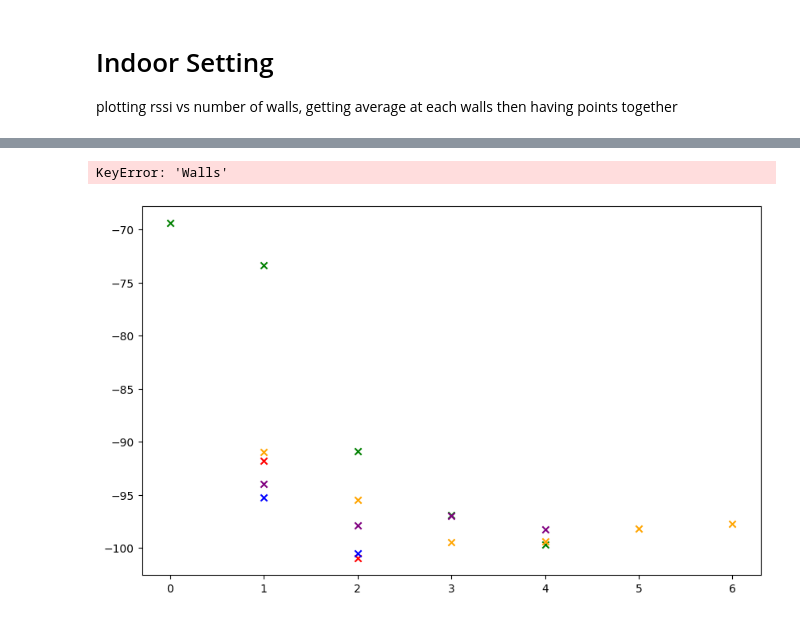
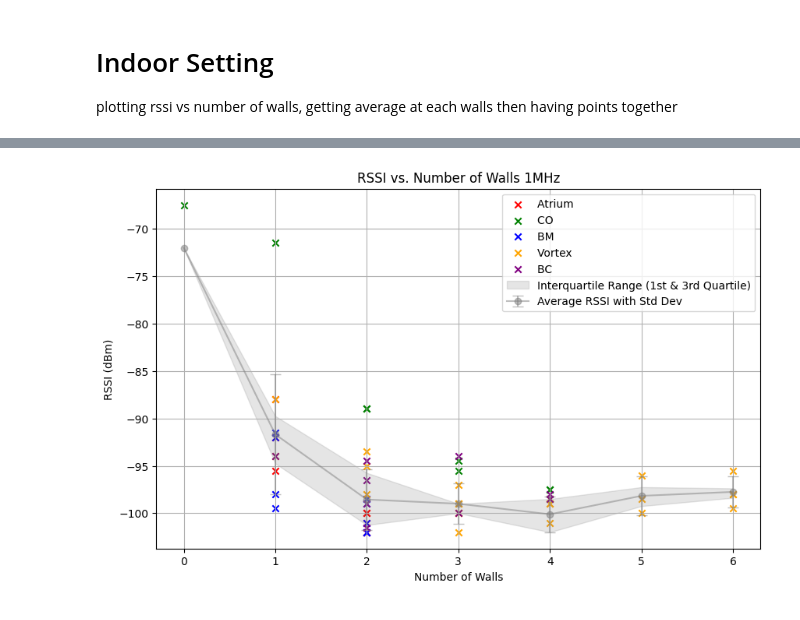
Before and after one commit to A-Raffoul/WiFi_HaLow, a Jupyter notebook: graph.ipynb, the cells around one changed output, grey strips where cells are left out. Drawn from its saved outputs; the diff is of its cells as text; code cells hidden in the pictures.

```diff
--- a/graph.ipynb
+++ b/graph.ipynb
@@ -425,8 +491,8 @@ getting average at each walls then having points together
 # %%
 # Extracting of scenarios of specific buildings from indoor logs
 indoor_directory = r'data\indoor\logs\results_indoor_STA_1MHz\atrium_tests'
-scenarios_atrium_1M = extract_scenarios_from_text_files(indoor_directory)
-df_atrium_1M = scenarios_to_dataframe(scenarios_atrium_1M)
+scenario_atrium_1M = extract_scenarios_from_text_files(indoor_directory)
+df_atrium_1M = scenarios_to_dataframe(scenario_atrium_1M)
 
 indoor_directory = r'data\indoor\logs\results_indoor_STA_1MHz\CO_tests'
 scenario_CO_1M= extract_scenarios_from_text_files(indoor_directory)
@@ -463,6 +529,8 @@ df_vortex_2M = scenarios_to_dataframe(scenario_vortex_2M)
 indoor_directory = r'data\indoor\logs\results_indoor_STA_2MHz\BC_tests'
 scenario_BC_2M= extract_scenarios_from_text_files(indoor_directory)
 df_BC_2M = scenarios_to_dataframe(scenario_BC_2M)
+
+df_all_wo_vortex = scenarios_to_dataframe(scenario_CO_1M+ scenario_BM_1M + scenario_BC_1M +scenario_atrium_1M)
 # %% [output]
 floor_1_pos_1_1Mhz_indoor_1827.txt
 floor_1_pos_2_1Mhz_indoor_1829.txt
@@ -500,7 +568,7 @@ def plot_rssi_vs_walls(df_measurements):
 
 
     # Plot the mean values with error bars for the standard deviation
-    plt.errorbar(walls, mean_values, yerr=std_values, fmt='-o', capsize=5, label='Average RSSI with Std Dev')
+    plt.errorbar(walls, mean_values, yerr=std_values, fmt='-o', capsize=5, label='Average RSSI with Std Dev', color='grey', alpha=0.5)
 
     # Plot the shaded area for the interquartile range
     plt.fill_between(walls, q1_values, q3_values, color='gray', alpha=0.2, label='Interquartile Range (1st & 3rd Quartile)')
@@ -510,42 +578,34 @@ def plot_rssi_vs_walls(df_measurements):
     statistics_df = pd.DataFrame({
         'Mean RSSI': mean_rssi,
         'Std Dev RSSI': std_rssi,
         '1st Quartile RSSI': q1_rssi,
         '3rd Quartile RSSI': q3_rssi
     })
     # print(statistics_df)
 
 def plot_scatter_rssi_vs_walls(df_measurements, label, color ='blue'):
-    # Group by number of walls and calculate the statistics
-    grouped = df_measurements.groupby('Walls')['RSSI Median']
-    mean_rssi = grouped.mean()
-    std_rssi = grouped.std()
-
     # Prepare data for plotting
-    walls = mean_rssi.index
-    mean_values = mean_rssi.values
-
-
+    walls = df_measurements['Walls']
+    mean_values = df_measurements['RSSI Median']
     # Plot the mean values with error bars for the standard deviation
     plt.scatter(walls, mean_values ,color=color, label=label, marker='x')
 
 # Plotting the graph
 plt.figure(figsize=(10, 6))
 df_CO_1M['RSSI Median'] += 0.5
 plot_scatter_rssi_vs_walls(df_atrium_1M, 'Atrium ', 'red')
 plot_scatter_rssi_vs_walls(df_CO_1M, 'CO ', 'green')
 plot_scatter_rssi_vs_walls(df_BM_1M, 'BM ', 'blue')
 plot_scatter_rssi_vs_walls(df_vortex_1M, 'Vortex ', 'orange')
 plot_scatter_rssi_vs_walls(df_BC_1M, 'BC ', 'purple')
 
 plot_rssi_vs_walls(df_indoor_1M)
 # Labels and title
 plt.xlabel('Number of Walls')
 plt.ylabel('RSSI (dBm)')
-plt.title('RSSI vs. Number of Walls')
+plt.title('RSSI vs. Number of Walls 1MHz')
 plt.grid(True)
 plt.legend()
 plt.show()
 # %% [output]
-KeyError: 'Walls'
-[figure, old version]
+[figure, new version]
```
Also changed, not shown: parts of 6 cells of this notebook.
